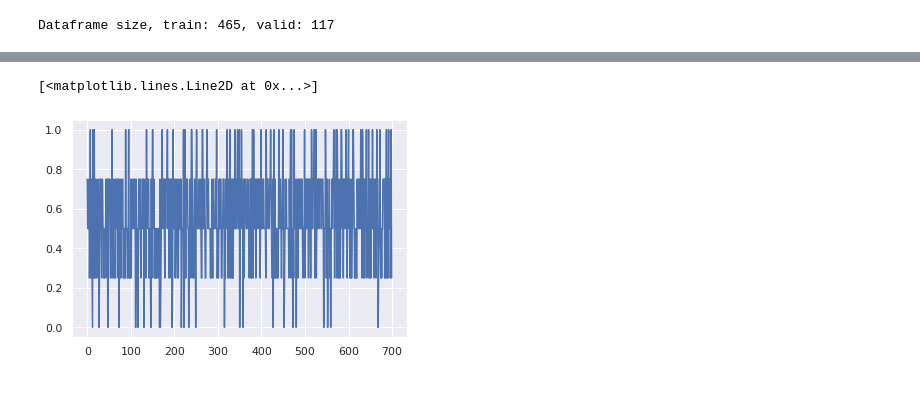
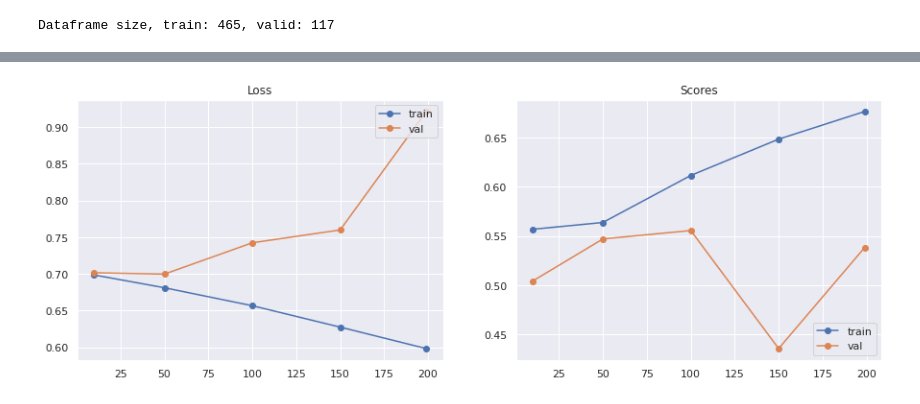
Before and after one commit to MIchaelKa/rsna-brain-tumor, a Jupyter notebook: rsna-brain-tumor-train.ipynb, the cells around one changed output, grey strips where cells are left out. Drawn from its saved outputs; the diff is of its cells as text; code cells hidden in the pictures.

Commit message:
[colab] Update training loop

```diff
--- a/rsna-brain-tumor-train.ipynb
+++ b/rsna-brain-tumor-train.ipynb
@@ -695,7 +695,8 @@ print(f'Dataframe size, train: {len(train_df)}, valid: {len(valid_df)}')
 # %% [output]
 Dataframe size, train: 465, valid: 117
 # %%
-# train_df
+train_number = 64
+train_df = train_df.sample(frac=1).head(train_number).reset_index(drop=True)
 # %%
 max_depth = 64
 train_dataset = Image3DDataset(train_df, IMG_PATH_TRAIN, max_depth, get_train_transform(IMG_SIZE))
@@ -713,6 +716,6 @@ len(train_loader), len(valid_loader)
 # %%
 max_iter = 200
-print_every = 20
+# print_every = 20
 
 seed_everything(seed)
 
@@ -738,7 +741,7 @@ optimizer = torch.optim.SGD(
 #     weight_decay=weight_decay,
 # )
 
-valid_iters = [50, 100, 150, max_iter-1]
+valid_iters = [10, 50, 100, 150, max_iter-1]
 
 train_info = train_num_iter(
     model, device,
@@ -782,6 +765,0 @@ plt.plot(train_info['valid_score_history'], '-o')
-# %%
-plt.plot(score_meter.history)
-# plt.plot(score_meter.moving_average(0.95))
-# %% [output]
-[<matplotlib.lines.Line2D at 0x...>]
-[figure, removed]
@@ -787,0 +770,4 @@ plt.plot(score_meter.history)
+# %%
+show_loss(train_info)
+# %% [output]
+[figure, added]
```
Also changed, not shown: parts of 22 cells of this notebook, 4 other files.
